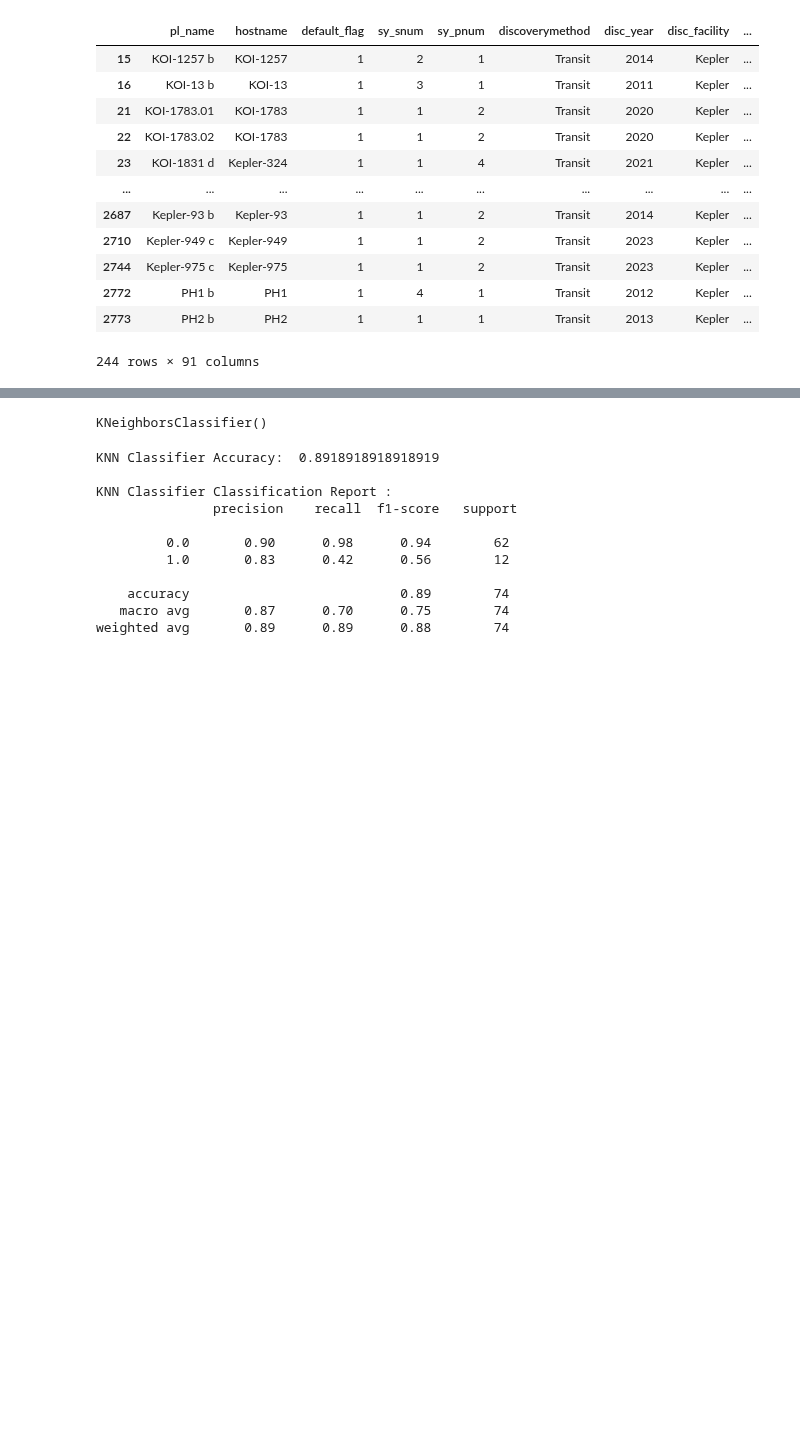
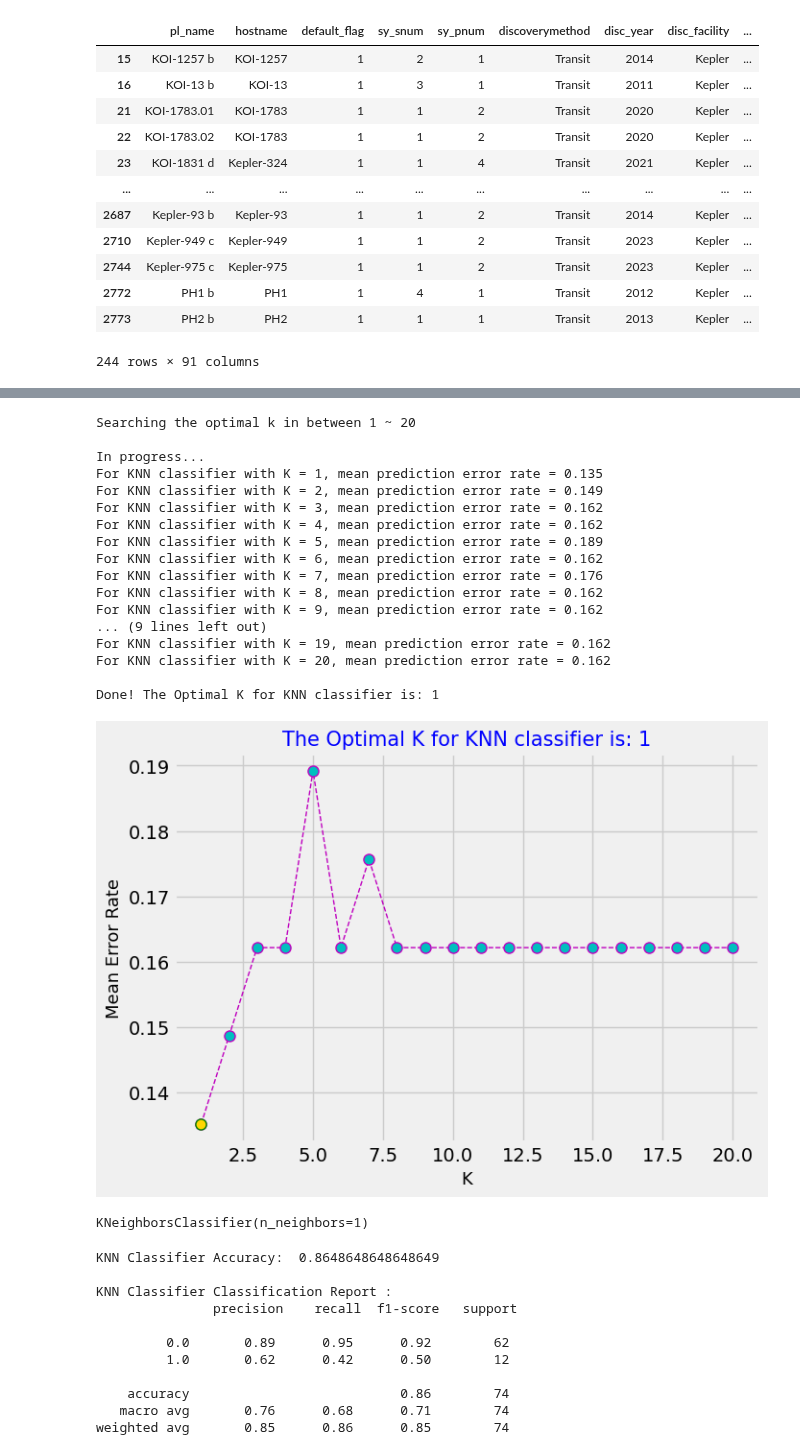
Before and after one commit to christinaxliu/research, a Jupyter notebook: Caltech-JPL-Intern/HZExoplanetClassifiers/KNNClassifier/HZExoplanet_KNN_Classifier.ipynb, the cells around one changed output, grey strips where cells are left out. Drawn from its saved outputs; the diff is of its cells as text; code cells hidden in the pictures; blank space fills up the shorter version.

Commit message:
Add process to search for the optimal K for KNN classifier (Created using Colab)

```diff
--- a/Caltech-JPL-Intern/HZExoplanetClassifiers/KNNClassifier/HZExoplanet_KNN_Classifier.ipynb
+++ b/Caltech-JPL-Intern/HZExoplanetClassifiers/KNNClassifier/HZExoplanet_KNN_Classifier.ipynb
@@ -353,3 +358,3 @@ training_data
 # %%
 features = training_data.drop(['hz_label'], axis = 1)
-results = training_data.hz_label
+labels = training_data.hz_label
@@ -356,2 +429,40 @@ results = training_data.hz_label
+# %%
+# Split data with 70% for training and 30% for testing
+split_test_data_percentage = 0.3
+
+# Number of rounds to split into training & testing data and train the decision tree for each max depth to search for the optimal max depth
+split_and_train_iteration_count = 100
+
+stand_scaler = StandardScaler()
+
+# Search for the optimal mx depth for decision tree
+optimal_k = search_optimal_k(features=features,
+                             labels=labels,
+                             start_k=1,
+                             end_k=20,
+                             stand_scaler=stand_scaler,
+                             split_and_train_iteration_count=split_and_train_iteration_count,
+                             test_data_percentage=split_test_data_percentage,
+                             shuffle_during_split=True,
+                             show_progress=True)
+# %% [output]
+Searching the optimal k in between 1 ~ 20
+
+In progress...
+For KNN classifier with K = 1, mean prediction error rate = 0.135
+For KNN classifier with K = 2, mean prediction error rate = 0.149
+For KNN classifier with K = 3, mean prediction error rate = 0.162
+For KNN classifier with K = 4, mean prediction error rate = 0.162
+For KNN classifier with K = 5, mean prediction error rate = 0.189
+For KNN classifier with K = 6, mean prediction error rate = 0.162
+For KNN classifier with K = 7, mean prediction error rate = 0.176
+For KNN classifier with K = 8, mean prediction error rate = 0.162
+For KNN classifier with K = 9, mean prediction error rate = 0.162
+... (9 lines left out)
+For KNN classifier with K = 19, mean prediction error rate = 0.162
+For KNN classifier with K = 20, mean prediction error rate = 0.162
+
+Done! The Optimal K for KNN classifier is: 1
+[figure, added]
 # %%
 # Split data with 70% for training and 30% for testing
@@ -363,9 +477,11 @@ features_train_sc = sc.fit_transform(features_train)
 features_test_sc = sc.transform(features_test)
 # %%
 # Train a KNN classifier with the training data
-knn_classifier = KNeighborsClassifier(n_neighbors = 5, metric = 'minkowski', p = 2)
-knn_classifier.fit(features_train_sc, results_train)
+knn_classifier = KNeighborsClassifier(n_neighbors=optimal_k,
+                                      metric='minkowski',
+                                      p=2)
+knn_classifier.fit(features_train_sc, labels_train)
 # %% [output]
-KNeighborsClassifier()
+KNeighborsClassifier(n_neighbors=1)
 # %%
 # Call trained KNN classifier to get predictions for the testing data
@@ -373,20 +489,20 @@ results_pred = knn_classifier.predict(features_test_sc)
 # %%
 # Calculate accuracy, precision, recall, and F-1 scores for the KNN classifier
-print("KNN Classifier Accuracy: ", accuracy_score(results_test, results_pred))
+print("KNN Classifier Accuracy: ", accuracy_score(labels_test, labels_pred))
 print()
-print("KNN Classifier Classification Report :\n",(classification_report(results_test,results_pred)))
+print("KNN Classifier Classification Report :\n",(classification_report(labels_test,labels_pred)))
 # %% [output]
-KNN Classifier Accuracy:  0.8918918918918919
+KNN Classifier Accuracy:  0.8648648648648649
 
 KNN Classifier Classification Report :
                precision    recall  f1-score   support
 
-         0.0       0.90      0.98      0.94        62
-         1.0       0.83      0.42      0.56        12
+         0.0       0.89      0.95      0.92        62
+         1.0       0.62      0.42      0.50        12
 
-    accuracy                           0.89        74
-   macro avg       0.87      0.70      0.75        74
-weighted avg       0.89      0.89      0.88        74
+    accuracy                           0.86        74
+   macro avg       0.76      0.68      0.71        74
+weighted avg       0.85      0.86      0.85        74
 # %%
 # Save the KNN classifier model onto disk
 knnPickle = open('/content/drive/My Drive/Colab Notebooks/HZExoplanetClassifiers/KNNClassifier/hz_exoplanet_knn_classifier_v1', 'wb')
```
Also changed, not shown: parts of 7 cells of this notebook.
